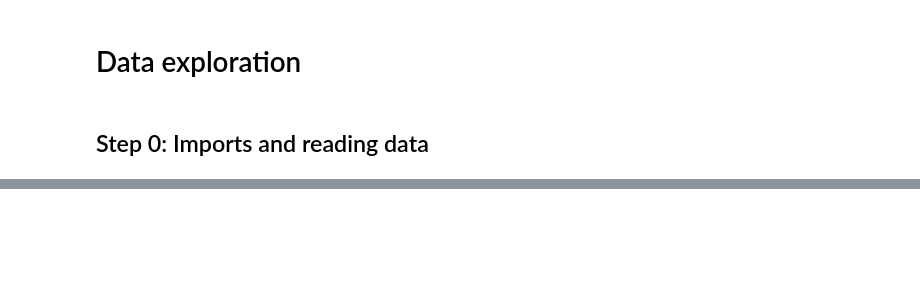
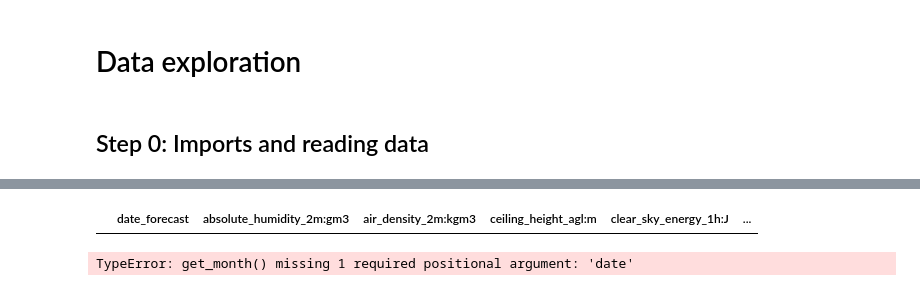
Before and after one commit to SverreNystad/power-predictor, a Jupyter notebook: exploration/data_exploration.ipynb, the cells around one changed output, grey strips where cells are left out. Drawn from its saved outputs; the diff is of its cells as text; code cells hidden in the pictures; blank space fills up the shorter version.

```diff
--- a/exploration/data_exploration.ipynb
+++ b/exploration/data_exploration.ipynb
@@ -32,0 +130,12 @@ df.head()
+# %%
+df.loc[df.duplicated(subset=["date_forecast"])]
+# %% [output]
+|  | date_forecast | absolute_humidity_2m:gm3 | air_density_2m:kgm3 | ceiling_height_agl:m | clear_sky_energy_1h:J | ... |
+# %%
+from datetime import datetime
+def get_month(date: datetime):
+    return date.month
+
+df["month"] = df["date_forecast"].apply(get_month)
+# %% [output]
+TypeError: get_month() missing 1 required positional argument: 'date'
```
Also changed, not shown: parts of 10 cells of this notebook.
